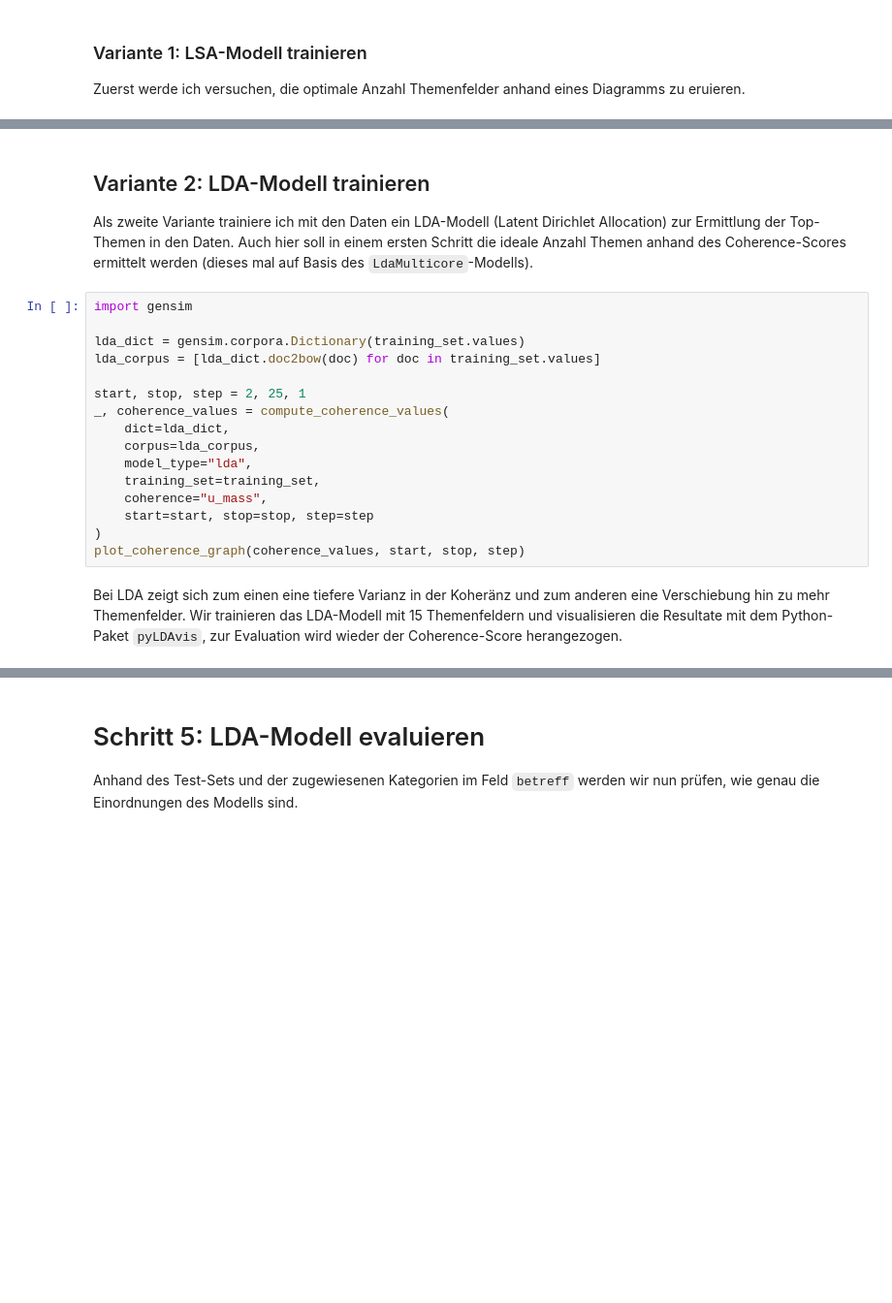
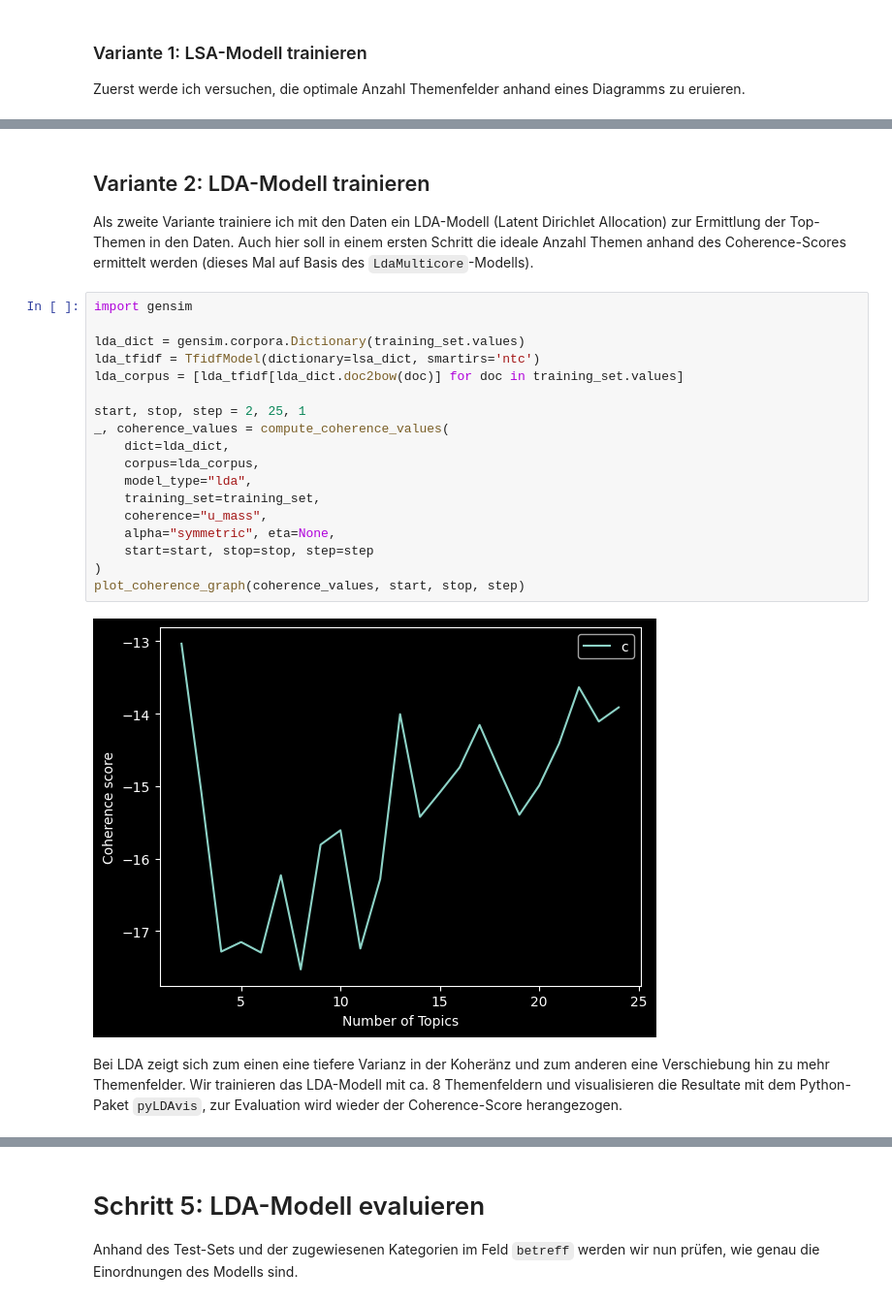
Before and after one commit to schaermu/DLBDSEDE02-Notebook, a Jupyter notebook: src/aufgabe1.ipynb, the cells around one changed output, grey strips where cells are left out. Shown at 97% size. Drawn from its saved outputs; the diff is of its cells as text; blank space fills up the shorter version.

```diff
--- a/src/aufgabe1.ipynb
+++ b/src/aufgabe1.ipynb
@@ -199,24 +293,28 @@ print("Coherence Score: ", coherence_lsa)
 # %% [markdown]
 ## Variante 2: LDA-Modell trainieren
-Als zweite Variante trainiere ich mit den Daten ein LDA-Modell (Latent Dirichlet Allocation) zur Ermittlung der Top-Themen in den Daten. Auch hier soll in einem ersten Schritt die ideale Anzahl Themen anhand des Coherence-Scores ermittelt werden (dieses mal auf Basis des `LdaMulticore`-Modells).
+Als zweite Variante trainiere ich mit den Daten ein LDA-Modell (Latent Dirichlet Allocation) zur Ermittlung der Top-Themen in den Daten. Auch hier soll in einem ersten Schritt die ideale Anzahl Themen anhand des Coherence-Scores ermittelt werden (dieses Mal auf Basis des `LdaMulticore`-Modells).
 # %%
 import gensim
 
 lda_dict = gensim.corpora.Dictionary(training_set.values)
-lda_corpus = [lda_dict.doc2bow(doc) for doc in training_set.values]
+lda_tfidf = TfidfModel(dictionary=lsa_dict, smartirs='ntc')
+lda_corpus = [lda_tfidf[lda_dict.doc2bow(doc)] for doc in training_set.values]
 
 start, stop, step = 2, 25, 1
 _, coherence_values = compute_coherence_values(
     dict=lda_dict,
     corpus=lda_corpus,
     model_type="lda",
     training_set=training_set,
     coherence="u_mass",
+    alpha="symmetric", eta=None,
     start=start, stop=stop, step=step
 )
 plot_coherence_graph(coherence_values, start, stop, step)
+# %% [output]
+[figure, added]
 # %% [markdown]
-Bei LDA zeigt sich zum einen eine tiefere Varianz in der Koheränz und zum anderen eine Verschiebung hin zu mehr Themenfelder. Wir trainieren das LDA-Modell mit 15 Themenfeldern und visualisieren die Resultate mit dem Python-Paket `pyLDAvis`, zur Evaluation wird wieder der Coherence-Score herangezogen.
+Bei LDA zeigt sich zum einen eine tiefere Varianz in der Koheränz und zum anderen eine Verschiebung hin zu mehr Themenfelder. Wir trainieren das LDA-Modell mit ca. 8 Themenfeldern und visualisieren die Resultate mit dem Python-Paket `pyLDAvis`, zur Evaluation wird wieder der Coherence-Score herangezogen.
 # %%
 from gensim.models import CoherenceModel, LdaMulticore
 import pyLDAvis.gensim_models
```
Also changed, not shown: parts of 11 cells of this notebook, 2 other files.
